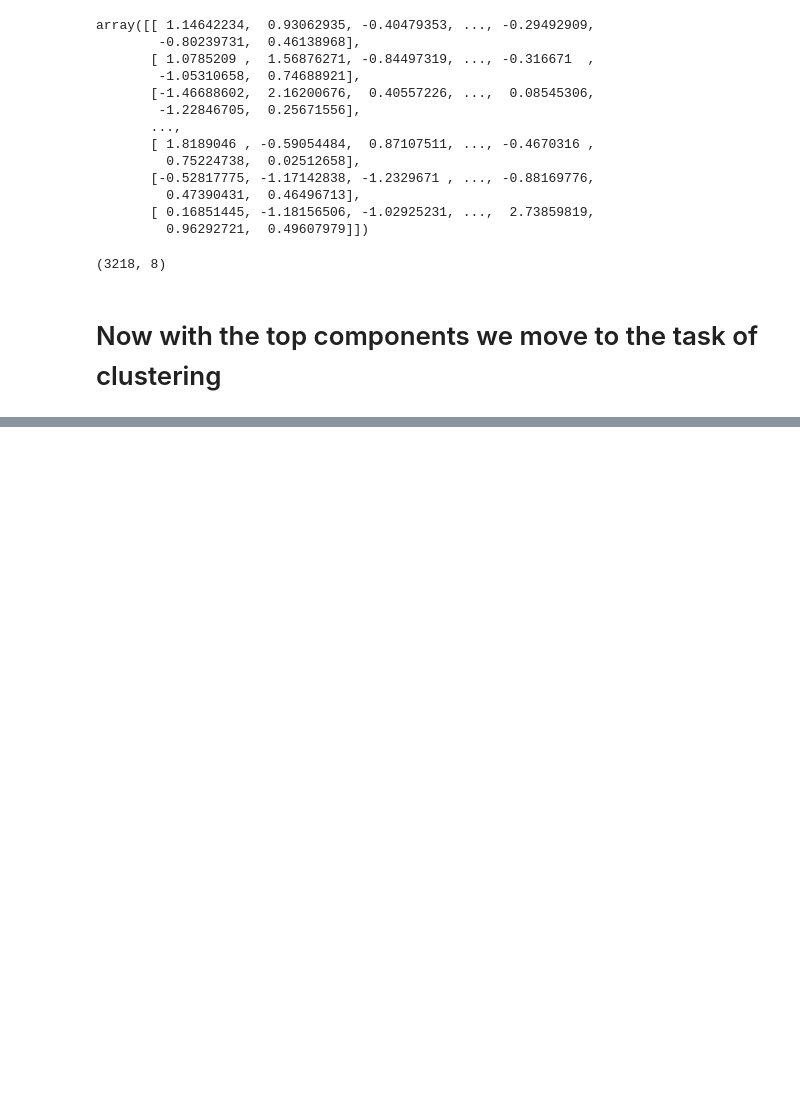
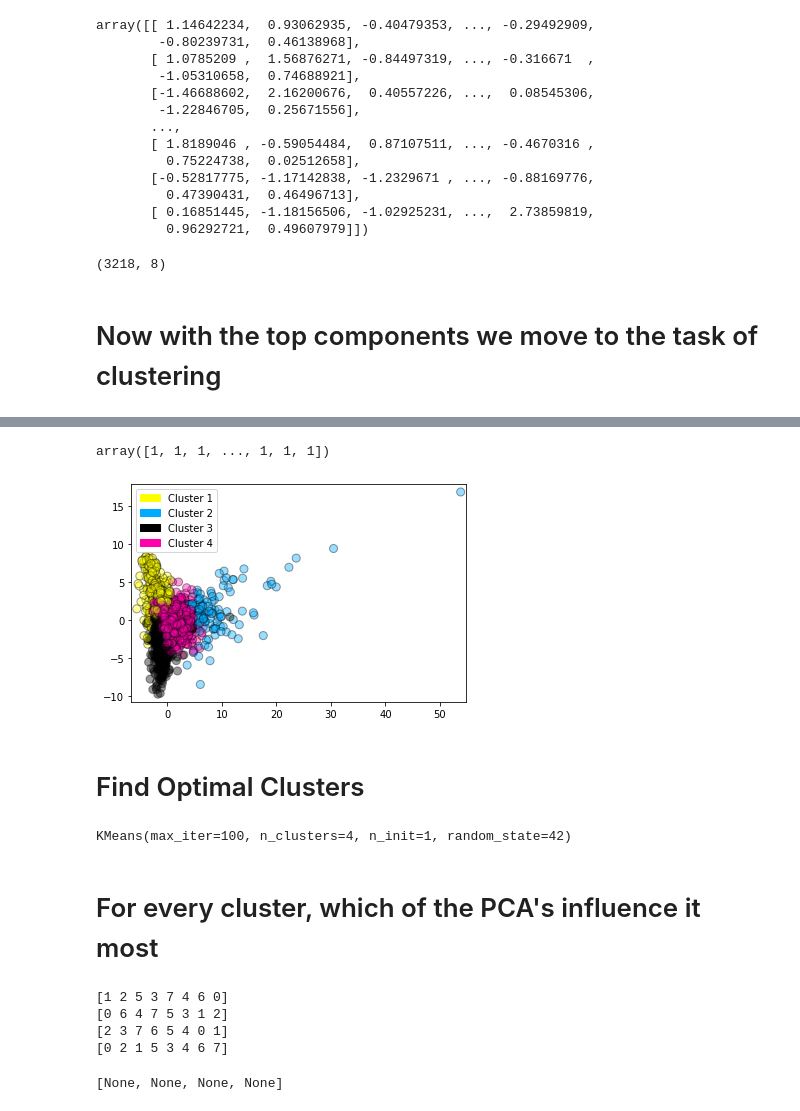
Before and after one commit to sjtalkar/PCAKMeansApplications, a Jupyter notebook: Amazons3CensusClustering.ipynb, the cells around one changed output, grey strips where cells are left out. Drawn from its saved outputs; the diff is of its cells as text; code cells hidden in the pictures; blank space fills up the shorter version.

```diff
--- a/Amazons3CensusClustering.ipynb
+++ b/Amazons3CensusClustering.ipynb
@@ -494,0 +517,18 @@ SyntaxError: invalid syntax (<ipython-input-34-62457db14f8a>, line 1)
+# %%
+result_kmeans_predict
+# %% [output]
+array([1, 1, 1, ..., 1, 1, 1])
+# %%
+from sklearn.cluster import AgglomerativeClustering
+from adspy_shared_utilities import plot_labelled_scatter
+
+
+cls = AgglomerativeClustering(n_clusters = 4)
+cls_assignment = cls.fit_predict(result_chosen_comp)
+
+plot_labelled_scatter(result_chosen_comp, cls_assignment,
+        ['Cluster 1', 'Cluster 2', 'Cluster 3', 'Cluster 4'])
+# %% [output]
+[figure, added]
+# %% [markdown]
+# Find Optimal Clusters
@@ -494,0 +555,28 @@ SyntaxError: invalid syntax (<ipython-input-34-62457db14f8a>, line 1)
+# %%
+from sklearn.cluster import KMeans
+
+#USe the optimal K of 2 and find centroids
+kmeans = KMeans(n_clusters = 4,
+                    init='k-means++',
+                    max_iter=100,
+                    n_init=1,
+                    random_state=42)
+kmeans.fit(result_chosen_comp)
+
+# def answer_kmeans_review():
+#    #Since there are 1000 terms or features in each cluster, the centroid in each cluster has a length of 1000
+#     cluster_center_1 = kmeans.cluster_centers_[0]
+#     cluster_center_2 = kmeans.cluster_centers_[1]
+#     cluster_center_1_ind = cluster_center_1.argsort()[::-1][:10]
+#     cluster_center_2_ind = cluster_center_2.argsort()[::-1][:10]
+#     centroids = np.vstack((cluster_center_1_ind, cluster_center_2_ind))
+#     terms = vectorizer.get_feature_names()
+
+#     first_cluster_terms = [terms[ind] for ind in cluster_center_1_ind]
+#     second_cluster_terms = [terms[ind] for ind in cluster_center_2_ind]
+
+#     return [first_cluster_terms, second_cluster_terms]
+# %% [output]
+KMeans(max_iter=100, n_clusters=4, n_init=1, random_state=42)
+# %% [markdown]
+# For every cluster, which of the PCA's influence it most
@@ -494,0 +585,11 @@ SyntaxError: invalid syntax (<ipython-input-34-62457db14f8a>, line 1)
+# %%
+num_pca_comp = 8
+l_cluster_centers_ind = [l_cluster_centers[i].argsort()[::-1][:num_pca_comp] for i in range (len(kmeans.cluster_centers_))]
+
+[print(l_cluster_centers_ind[i]) for i in range (len(kmeans.cluster_centers_))]
+# %% [output]
+[1 2 5 3 7 4 6 0]
+[0 6 4 7 5 3 1 2]
+[2 3 7 6 5 4 0 1]
+[0 2 1 5 3 4 6 7]
+[None, None, None, None]
```
Also changed, not shown: parts of 14 cells of this notebook.
